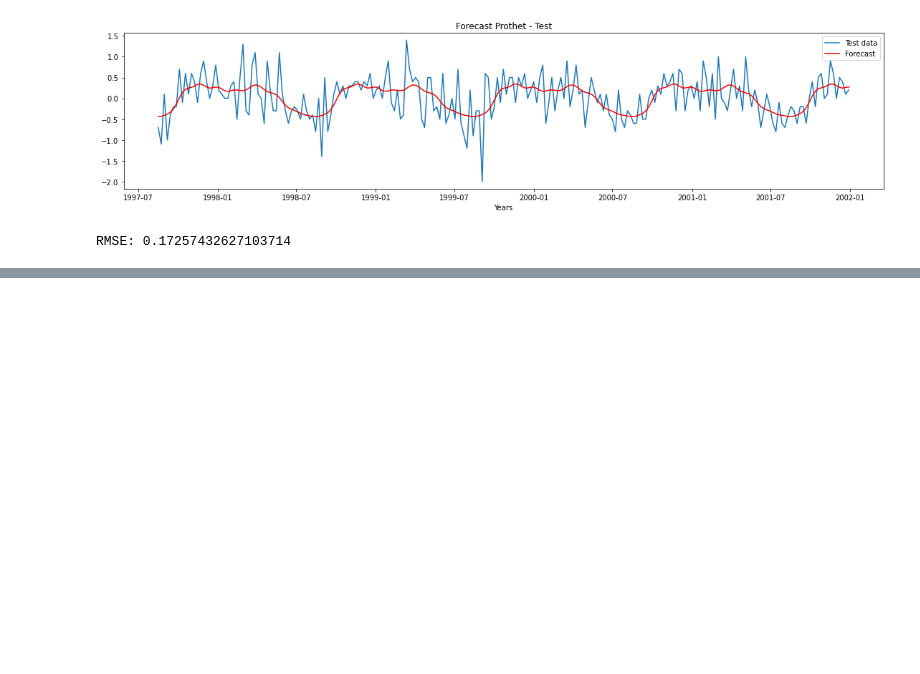
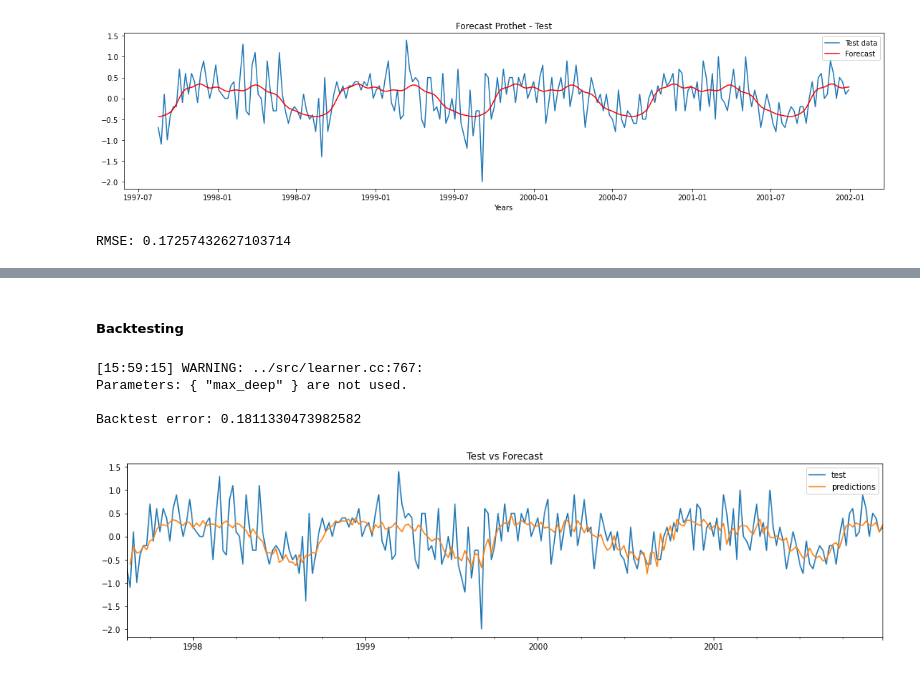
Before and after one commit to ThierrryScotto/Time-Series-Forecasting-Atmospheric-CO2, a Jupyter notebook: time_series_forecasting_atmospheric_co2.ipynb, the cells around one changed output, grey strips where cells are left out. Cells and saved outputs as stored; diff of their text form; code cells hidden in the pictures; blank space fills up the shorter version.

```diff
--- a/time_series_forecasting_atmospheric_co2.ipynb
+++ b/time_series_forecasting_atmospheric_co2.ipynb
@@ -697,0 +706,6 @@ RMSE: 0.17257432627103714
+# %%
+forecaster = ForecasterAutoreg(
+    regressor = XGBRegressor(random_state=123),
+    lags = 24
+)
+forecaster
@@ -697,0 +793,28 @@ RMSE: 0.17257432627103714
+# %% [markdown]
+##### Backtesting
+# %%
+metric, predictions = backtesting_forecaster(
+    forecaster = forecaster,
+    y          = data,
+    initial_train_size = len(data_total),
+    fixed_train_size   = False,
+    steps      = 36,
+    refit      = False,
+    metric     = 'mean_squared_error',
+    verbose    = False # Change to True to see detailed information
+    )
+
+print(f"Backtest error: {metric}")
+# %% [output]
+[15:59:15] WARNING: ../src/learner.cc:767:
+Parameters: { "max_deep" } are not used.
+
+Backtest error: 0.1811330473982582
+# %%
+fig, ax = plt.subplots(figsize=(17, 4))
+data_test.plot(ax=ax, label='test')
+predictions['pred'].plot(ax=ax, label='predictions')
+plt.title('Test vs Forecast')
+ax.legend();
+# %% [output]
+[figure, added]
```
Also changed, not shown: parts of 13 cells of this notebook.
